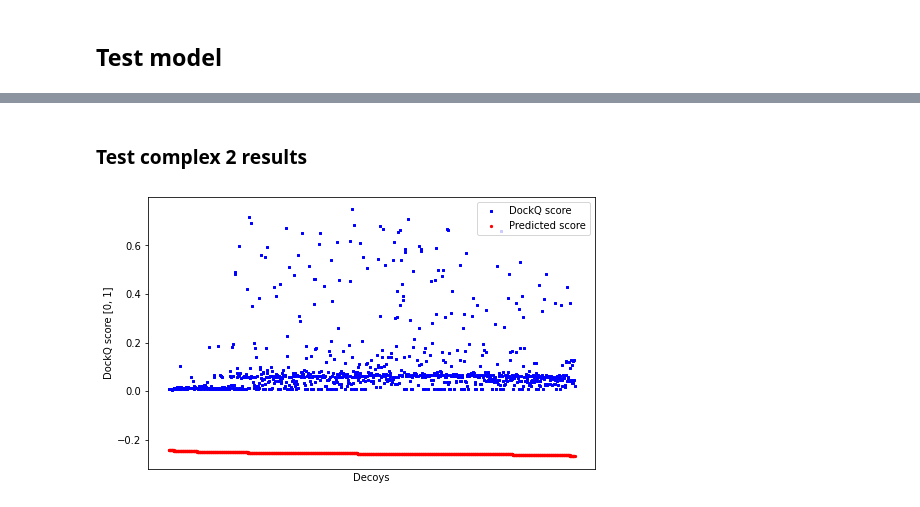
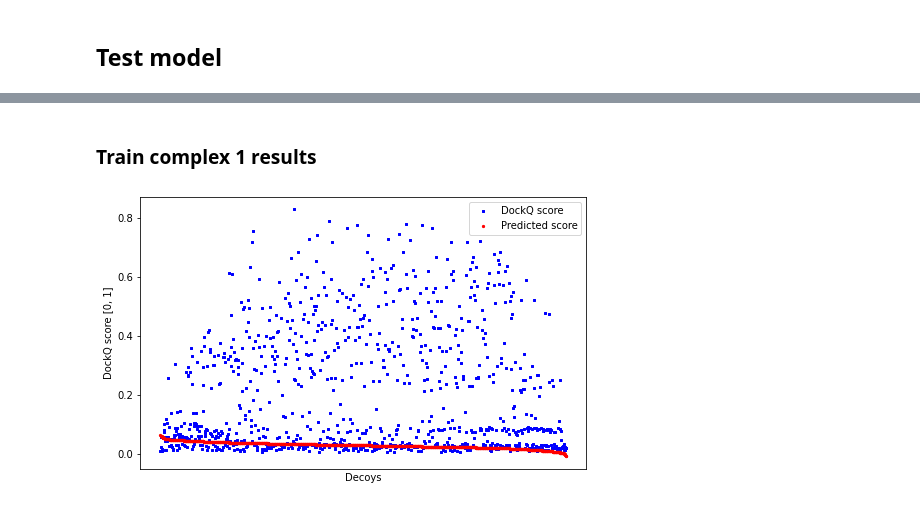
Before and after one commit to withai/Demo-Ranking-protein-protein-interfaces-using-GNN, a Jupyter notebook: Ranking protein-protein interfaces using Graph Convolution.ipynb, the cells around one changed output, grey strips where cells are left out. Saved outputs shown, nothing was run; the diff lists cells and outputs as text; code cells hidden in the pictures.

```diff
--- a/Ranking protein-protein interfaces using Graph Convolution.ipynb
+++ b/Ranking protein-protein interfaces using Graph Convolution.ipynb
@@ -454,8 +454,9 @@ model = GNN().to(device)
 # %%
 dataset_path = "data"
 
-# Train dataset generator
+# Train dataset generator - training
 train_dataset = Dataset(dataset_path, "train")
+
 train_params = {'sampler': CustomSampler(batch_complexes = 2,
                                    decoys_per_complex = 50,
                                    dataset_path = dataset_path,
@@ -465,15 +466,25 @@ train_params = {'sampler': CustomSampler(batch_complexes = 2,
           'collate_fn' : lambda x: x[0]}
 training_generator = data.DataLoader(train_dataset, **train_params)
 
+# Train dataset generator - testing
+train_params = {'sampler': CustomSampler(batch_complexes = 2,
+                                   decoys_per_complex = 300,
+                                   dataset_path = dataset_path,
+                                   dataset_cat = "train",
+                                   verbose=False),
+          'num_workers': 0,
+          'collate_fn' : lambda x: x[0]}
+test_generator_train_set = data.DataLoader(train_dataset, **train_params)
+
 # Test dataset generator
 test_dataset = Dataset(dataset_path, "test")
 test_params = {'sampler': CustomSampler(batch_complexes = 2,
-                                   decoys_per_complex = 50,
+                                   decoys_per_complex = 300,
                                    dataset_path = dataset_path,
                                    dataset_cat = "test"),
           'num_workers': 0,
           'collate_fn' : lambda x: x[0]}
-test_generator = data.DataLoader(test_dataset, **test_params)
+test_generator_test_set = data.DataLoader(test_dataset, **test_params)
 # %% [output]
 No. of train complexes: 3
 No. of test complexes: 2
@@ -517,13 +528,5 @@ lines = loss_df.plot.line(x="Epoch", y="Train loss")
 # %% [markdown]
 ## Test model
 # %%
-dockq_threshold = 0.65
-top_ns = [1, 5, 10, 20, 50]
-
-top_n_results, scores_dockq = test(model, device, test_generator, dockq_threshold, top_ns)
-
-print("Number of complexes in the test set for which the decoys above a DockQ value of " + str(dockq_threshold) +
-      " are ranked in the top-n")
-print("Total number of complexes in test set: " + str(len(test_dataset)) + "\n")
-for i in range(len(top_ns)):
-    print("Top " + str(top_ns[i]) + " : " + str(top_n_results[i]) + " complexes")
+scores_dockq_train = test(model, device, test_generator_train_set, "train")
+scores_dockq_test = test(model, device, test_generator_test_set, "test")
@@ -545,6 +533,6 @@ show_results("1b6c", scores_dockq)
-# %% [markdown]
-### Test complex 2 results
-# %%
-show_results("1e6e", scores_dockq)
-# %% [output]
-[figure, removed]
+# %% [markdown]
+### Train complex 1 results
+# %%
+show_results("1bvn", scores_dockq_train)
+# %% [output]
+[figure, added]
```
Also changed, not shown: parts of 20 cells of this notebook, 2 other files.
